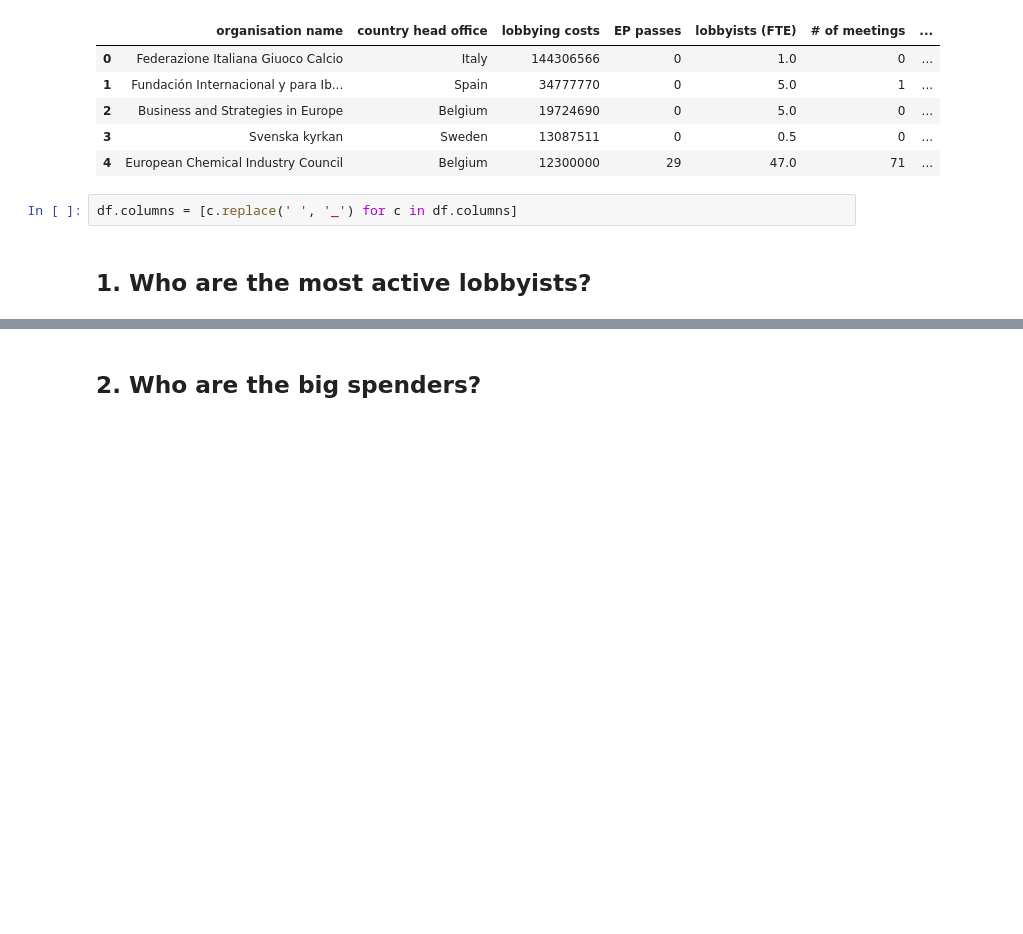
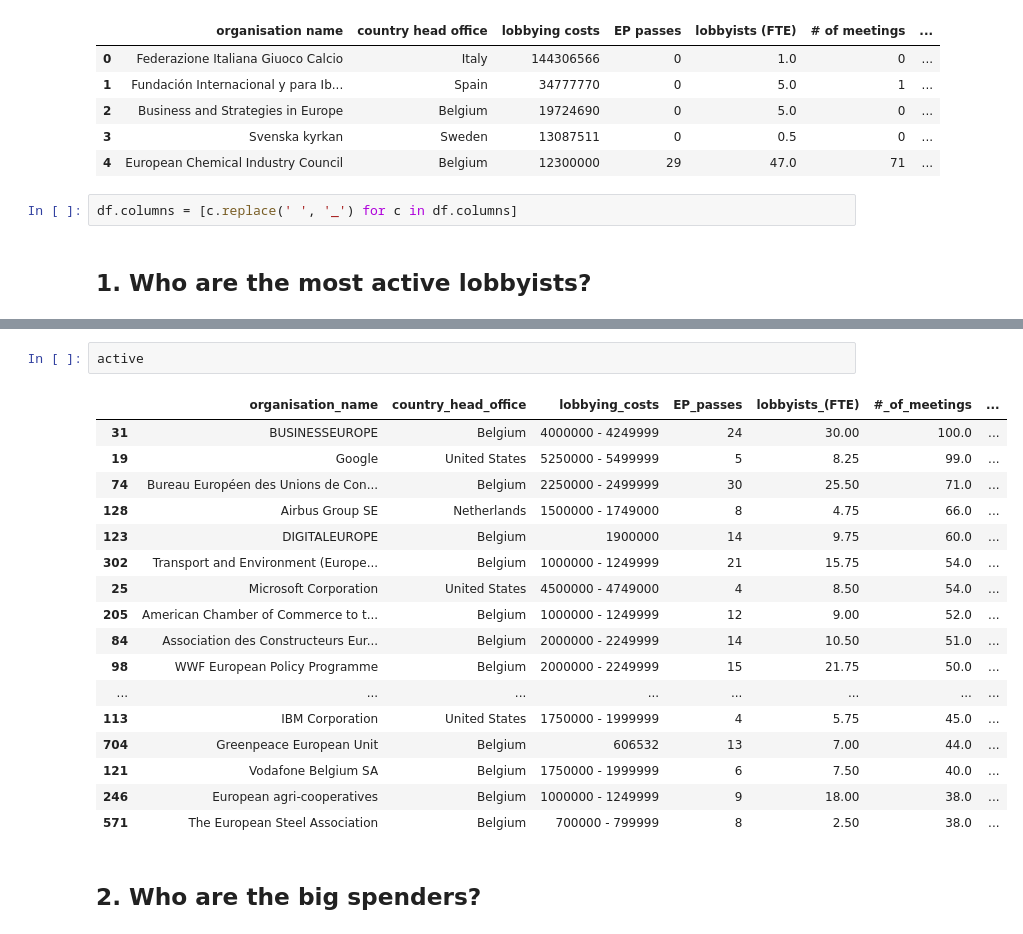
Before and after one commit to nickospi/nickospi.github.io, a Jupyter notebook: Lobbying/Let's talk lobbying.ipynb, the cells around one changed output, grey strips where cells are left out. Drawn from its saved outputs; the diff is of its cells as text; blank space fills up the shorter version.

```diff
--- a/Lobbying/Let's talk lobbying.ipynb
+++ b/Lobbying/Let's talk lobbying.ipynb
@@ -66,3 +117,23 @@ plt.show()
+# %%
+active
+# %% [output]
+|  | organisation_name | country_head_office | lobbying_costs | EP_passes | lobbyists_(FTE) | #_of_meetings | ... |
+| 31 | BUSINESSEUROPE | Belgium | 4000000 - 4249999 | 24 | 30.00 | 100.0 | ... |
+| 19 | Google | United States | 5250000 - 5499999 | 5 | 8.25 | 99.0 | ... |
+| 74 | Bureau Européen des Unions de Con... | Belgium | 2250000 - 2499999 | 30 | 25.50 | 71.0 | ... |
+| 128 | Airbus Group SE | Netherlands | 1500000 - 1749000 | 8 | 4.75 | 66.0 | ... |
+| 123 | DIGITALEUROPE | Belgium | 1900000 | 14 | 9.75 | 60.0 | ... |
+| 302 | Transport and Environment (Europe... | Belgium | 1000000 - 1249999 | 21 | 15.75 | 54.0 | ... |
+| 25 | Microsoft Corporation | United States | 4500000 - 4749000 | 4 | 8.50 | 54.0 | ... |
+| 205 | American Chamber of Commerce to t... | Belgium | 1000000 - 1249999 | 12 | 9.00 | 52.0 | ... |
+| 84 | Association des Constructeurs Eur... | Belgium | 2000000 - 2249999 | 14 | 10.50 | 51.0 | ... |
+| 98 | WWF European Policy Programme | Belgium | 2000000 - 2249999 | 15 | 21.75 | 50.0 | ... |
+| ... | ... | ... | ... | ... | ... | ... | ... |
+| 113 | IBM Corporation | United States | 1750000 - 1999999 | 4 | 5.75 | 45.0 | ... |
+| 704 | Greenpeace European Unit | Belgium | 606532 | 13 | 7.00 | 44.0 | ... |
+| 121 | Vodafone Belgium SA | Belgium | 1750000 - 1999999 | 6 | 7.50 | 40.0 | ... |
+| 246 | European agri-cooperatives | Belgium | 1000000 - 1249999 | 9 | 18.00 | 38.0 | ... |
+| 571 | The European Steel Association | Belgium | 700000 - 799999 | 8 | 2.50 | 38.0 | ... |
 # %% [markdown]
 ## 2. Who are the big spenders?
 # %%
```
Also changed, not shown: parts of 23 cells of this notebook, 28 other files.
